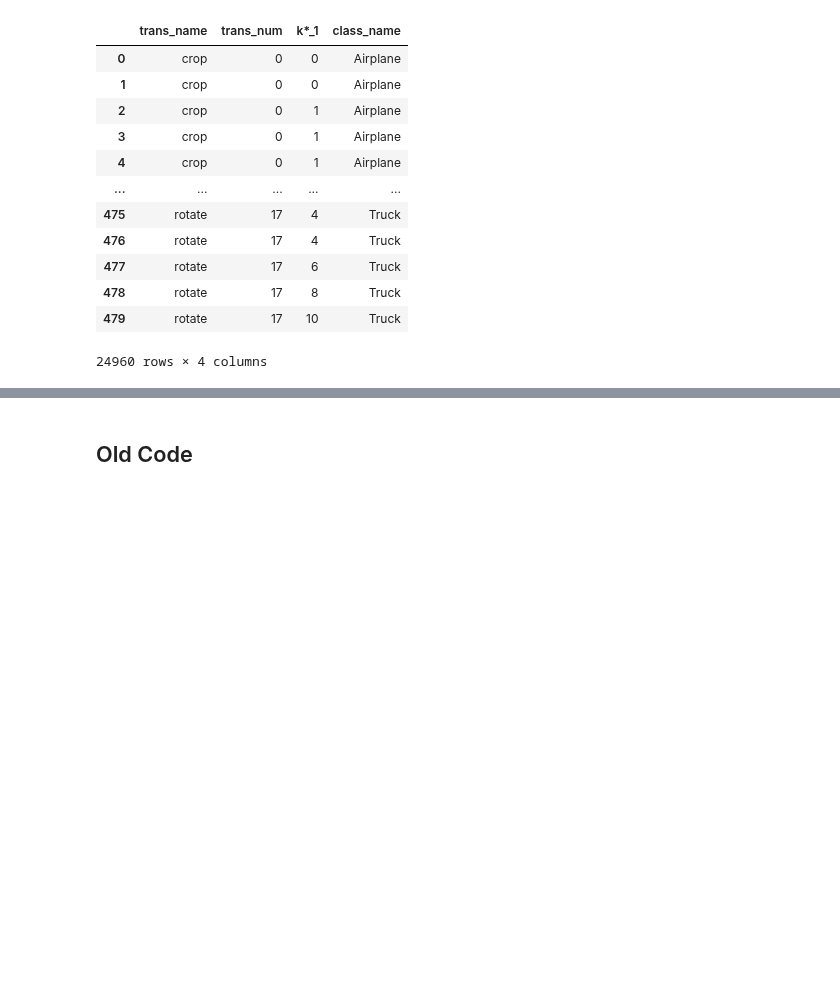
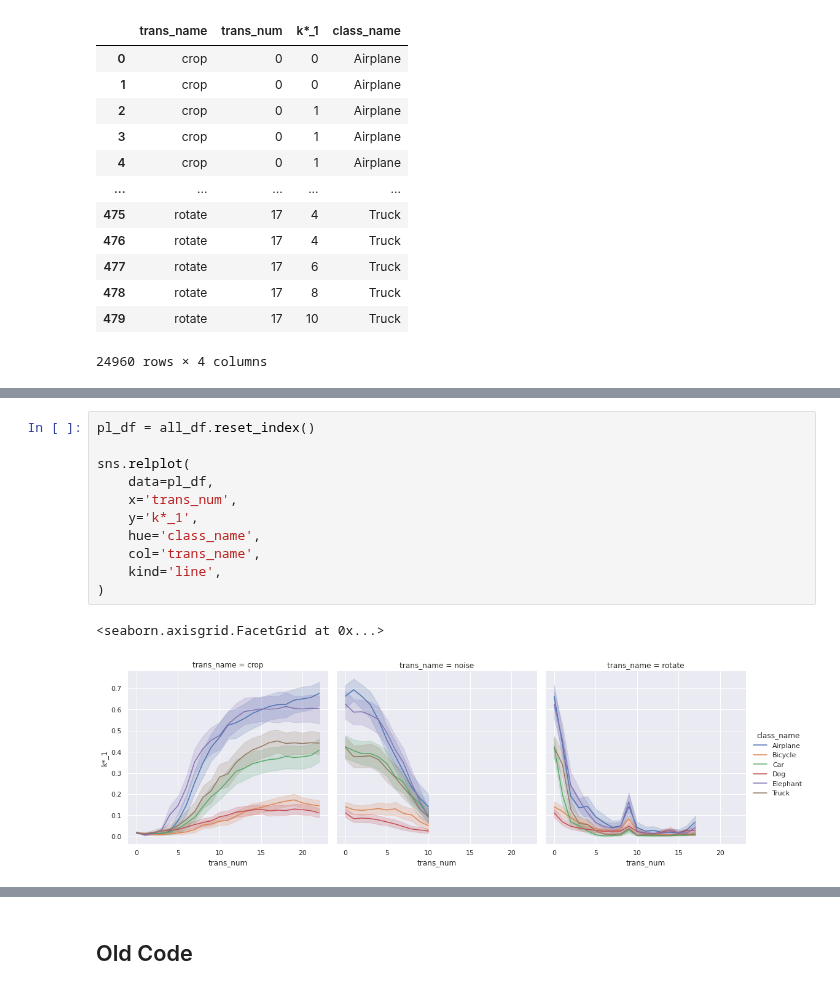
Before and after one commit to tatsuya-ai-engineer/k-Space, a Jupyter notebook: relplot.ipynb, the cells around one changed output, grey strips where cells are left out. Cells and saved outputs as stored; diff of their text form; blank space fills up the shorter version.

```diff
--- a/relplot.ipynb
+++ b/relplot.ipynb
@@ -67,0 +89,14 @@ for trans_name in trans_dict.keys():
+# %%
+pl_df = all_df.reset_index()
+
+sns.relplot(
+    data=pl_df,
+    x='trans_num',
+    y='k*_1',
+    hue='class_name',
+    col='trans_name',
+    kind='line',
+)
+# %% [output]
+<seaborn.axisgrid.FacetGrid at 0x...>
+[figure, added]
```
Also changed, not shown: parts of 3 cells of this notebook.
